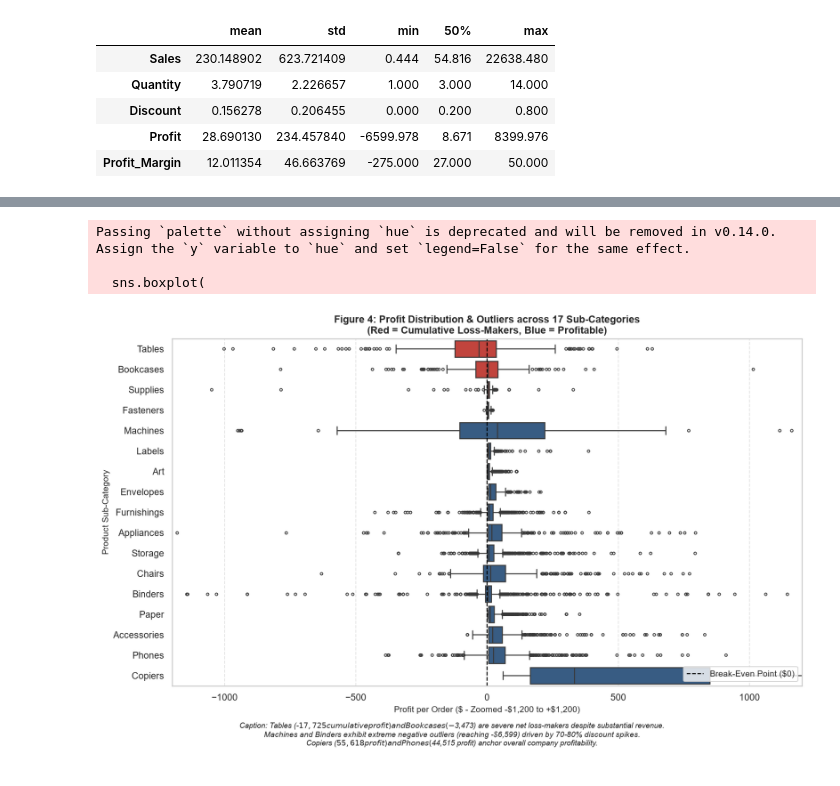
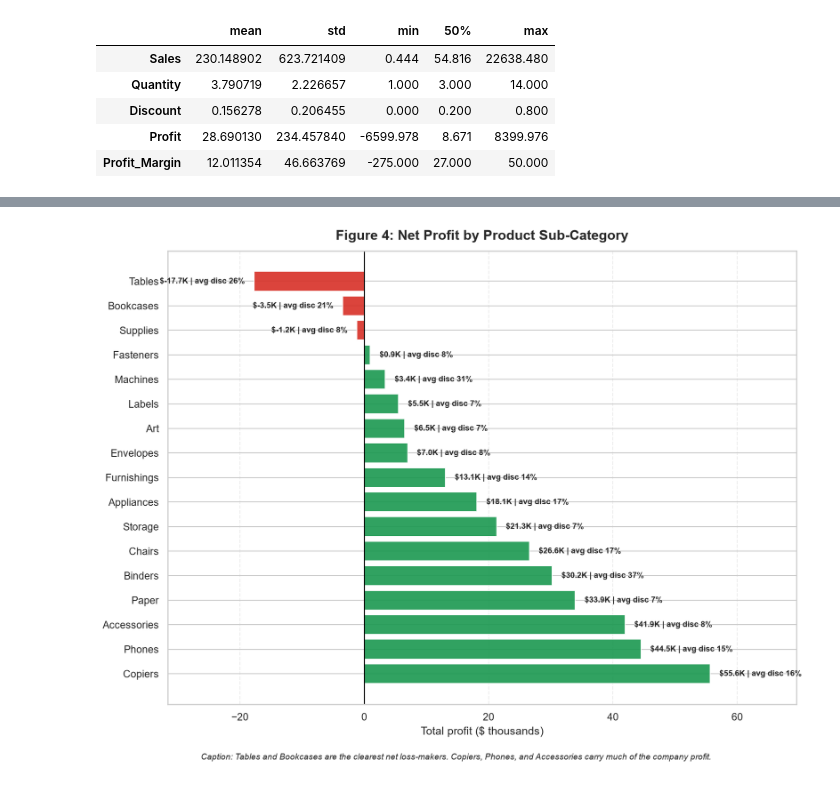
Before and after one commit to clivemisiko/ai_foundations, a Jupyter notebook: eda_data_story.ipynb, the cells around one changed output, grey strips where cells are left out. Saved outputs shown, nothing was run; the diff lists cells and outputs as text; code cells hidden in the pictures.

```diff
--- a/eda_data_story.ipynb
+++ b/eda_data_story.ipynb
@@ -259,50 +257,48 @@ Discount_Bucket  Profit_Margin
 # %%
-# 1. Aggregate Total Profit by Sub-Category to sort logically
-subcat_order = df.groupby('Sub-Category')['Profit'].sum().sort_values().index
-
-# 2. Print the exact totals for Tables, Bookcases, Supplies, and Copiers
+# Figure 4: rank sub-categories by total profit so winners and losers are obvious
 subcat_summary = df.groupby('Sub-Category').agg(
     Total_Sales=('Sales', 'sum'),
     Total_Profit=('Profit', 'sum'),
     Avg_Discount=('Discount', 'mean'),
     Avg_Margin=('Profit_Margin', 'mean')
-).loc[subcat_order].reset_index()
+).reset_index()
+subcat_summary = subcat_summary.sort_values('Total_Profit').reset_index(drop=True)
 
-print("--- Bottom 5 & Top 5 Sub-Categories by Total Profit ---")
-print(pd.concat([subcat_summary.head(3), subcat_summary.tail(3)]).to_string(index=False))
+print('--- Bottom 5 & Top 5 Sub-Categories by Total Profit ---')
+print(pd.concat([subcat_summary.head(5), subcat_summary.tail(5)]).to_string(index=False, formatters={
+    'Total_Sales': '${:,.0f}'.format,
+    'Total_Profit': '${:,.0f}'.format,
+    'Avg_Discount': '{:.1%}'.format,
+    'Avg_Margin': '{:.1f}%'.format
+}))
 
-# 3. Create Horizontal Boxplot of Profit Distribution
-plt.figure(figsize=(12, 7))
+fig, ax = plt.subplots(figsize=(11, 8))
+colors = subcat_summary['Total_Profit'].apply(lambda v: '#d73027' if v < 0 else '#1a9850')
+bars = ax.barh(subcat_summary['Sub-Category'], subcat_summary['Total_Profit'] / 1000,
+               color=colors, alpha=0.9)
+ax.invert_yaxis()
+ax.axvline(0, color='black', linewidth=1.1)
+ax.set_title('Figure 4: Net Profit by Product Sub-Category', fontsize=15, fontweight='bold', pad=12)
+ax.set_xlabel('Total profit ($ thousands)')
+ax.set_ylabel('')
+ax.grid(axis='x', linestyle='--', alpha=0.35)
 
-# Palette: highlight loss-making sub-categories in red, profitable in green/blue
-palette = ['#d73027' if p < 0 else '#2b5c8f' for p in df.groupby('Sub-Category')['Profit'].sum().loc[subcat_order]]
+for bar, profit, discount in zip(bars, subcat_summary['Total_Profit'], subcat_summary['Avg_Discount']):
+    x_pos = bar.get_width()
+    label_x = x_pos + (1.5 if profit >= 0 else -1.5)
+    ha = 'left' if profit >= 0 else 'right'
+    ax.text(label_x, bar.get_y() + bar.get_height()/2,
+            f'${profit/1000:.1f}K | avg disc {discount:.0%}',
+            va='center', ha=ha, fontsize=8.5, fontweight='bold')
 
-sns.boxplot(
-    data=df,
-    y='Sub-Category',
-    x='Profit',
-    order=subcat_order,
-    palette=palette,
-    fliersize=3,
-    linewidth=1.2
-)
+min_profit = subcat_summary['Total_Profit'].min() / 1000
+max_profit = subcat_summary['Total_Profit'].max() / 1000
+padding = max(abs(min_profit), abs(max_profit)) * 0.25
+ax.set_xlim(min_profit - padding, max_profit + padding)
 
-plt.axvline(0, color='black', linestyle='--', linewidth=1.2, label='Break-Even Point ($0)')
-plt.xlim(-1200, 1200) # Zoom into the meaningful range while showing outlier spread
-plt.title("Figure 4: Profit Distribution & Outliers across 17 Sub-Categories\n"
-          "(Red = Cumulative Loss-Makers, Blue = Profitable)",
-          fontsize=12, fontweight='bold')
-plt.xlabel("Profit per Order ($ - Zoomed -$1,200 to +$1,200)", fontsize=10)
-plt.ylabel("Product Sub-Category", fontsize=10)
-plt.grid(axis='x', linestyle='--', alpha=0.5)
-plt.legend(loc='lower right', fontsize=10)
-
-plt.figtext(0.5, -0.05,
-    "Caption: Tables (-$17,725 cumulative profit) and Bookcases (-$3,473) are severe net loss-makers despite substantial revenue.\n"
-    "Machines and Binders exhibit extreme negative outliers (reaching -$6,599) driven by 70-80% discount spikes.\n"
-    "Copiers ($55,618 profit) and Phones ($44,515 profit) anchor overall company profitability.",
-    wrap=True, horizontalalignment='center', fontsize=9, style='italic')
-
+plt.figtext(0.5, -0.02,
+            'Caption: Tables and Bookcases are the clearest net loss-makers. Copiers, Phones, and Accessories carry much of the company profit.',
+            wrap=True, horizontalalignment='center', fontsize=9, style='italic')
 plt.tight_layout()
 plt.show()
 # %% [output]
@@ -317,5 +317,2 @@ Sub-Category  Total_Sales  Total_Profit  Avg_Discount  Avg_Margin
-Passing `palette` without assigning `hue` is deprecated and will be removed in v0.14.0. Assign the `y` variable to `hue` and set `legend=False` for the same effect.
-
-  sns.boxplot(
-[figure, old version]
+[figure, new version]
 # %%
```
Also changed, not shown: parts of 6 cells of this notebook.
